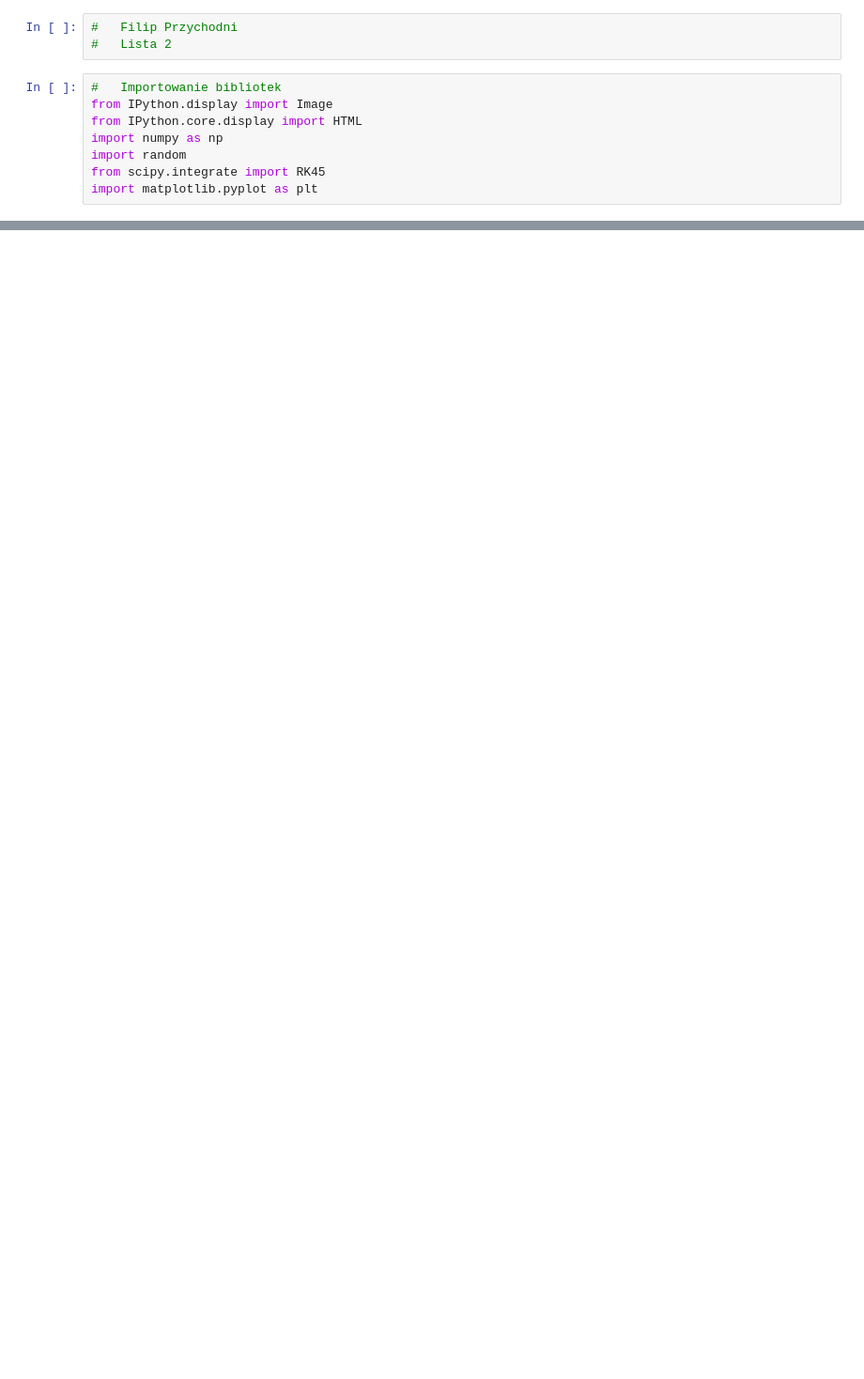
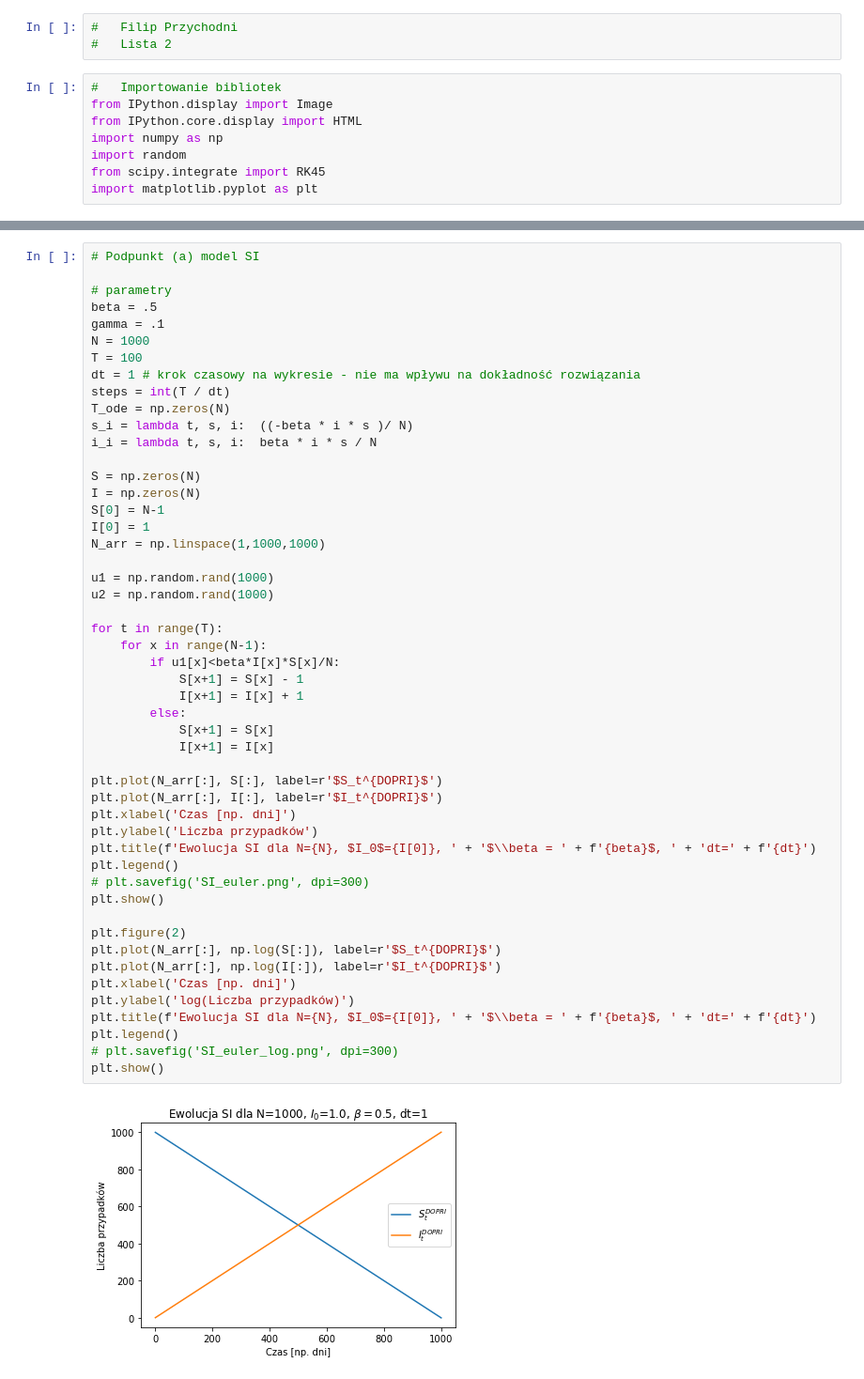
Before and after one commit to VGFP/Stochastic-modeling, a Jupyter notebook: List2.ipynb, the cells around one changed output, grey strips where cells are left out. Shown at 94% size. Drawn from its saved outputs; the diff is of its cells as text; blank space fills up the shorter version.

```diff
--- a/List2.ipynb
+++ b/List2.ipynb
@@ -247,0 +707,52 @@ plt.show()
+# %%
+# Podpunkt (a) model SI
+
+# parametry
+beta = .5
+gamma = .1
+N = 1000
+T = 100
+dt = 1 # krok czasowy na wykresie - nie ma wpływu na dokładność rozwiązania
+steps = int(T / dt)
+T_ode = np.zeros(N)
+s_i = lambda t, s, i:  ((-beta * i * s )/ N)
+i_i = lambda t, s, i:  beta * i * s / N
+
+S = np.zeros(N)
+I = np.zeros(N)
+S[0] = N-1
+I[0] = 1
+N_arr = np.linspace(1,1000,1000)
+
+u1 = np.random.rand(1000)
+u2 = np.random.rand(1000)
+
+for t in range(T):
+    for x in range(N-1):
+        if u1[x]<beta*I[x]*S[x]/N:
+            S[x+1] = S[x] - 1
+            I[x+1] = I[x] + 1
+        else:
+            S[x+1] = S[x]
+            I[x+1] = I[x]
+
+plt.plot(N_arr[:], S[:], label=r'$S_t^{DOPRI}$')
+plt.plot(N_arr[:], I[:], label=r'$I_t^{DOPRI}$')
+plt.xlabel('Czas [np. dni]')
+plt.ylabel('Liczba przypadków')
+plt.title(f'Ewolucja SI dla N={N}, $I_0$={I[0]}, ' + '$\\beta = ' + f'{beta}$, ' + 'dt=' + f'{dt}')
+plt.legend()
+# plt.savefig('SI_euler.png', dpi=300)
+plt.show()
+
+plt.figure(2)
+plt.plot(N_arr[:], np.log(S[:]), label=r'$S_t^{DOPRI}$')
+plt.plot(N_arr[:], np.log(I[:]), label=r'$I_t^{DOPRI}$')
+plt.xlabel('Czas [np. dni]')
+plt.ylabel('log(Liczba przypadków)')
+plt.title(f'Ewolucja SI dla N={N}, $I_0$={I[0]}, ' + '$\\beta = ' + f'{beta}$, ' + 'dt=' + f'{dt}')
+plt.legend()
+# plt.savefig('SI_euler_log.png', dpi=300)
+plt.show()
+# %% [output]
+[figure, added]
```
Also changed, not shown: parts of 30 cells of this notebook.
